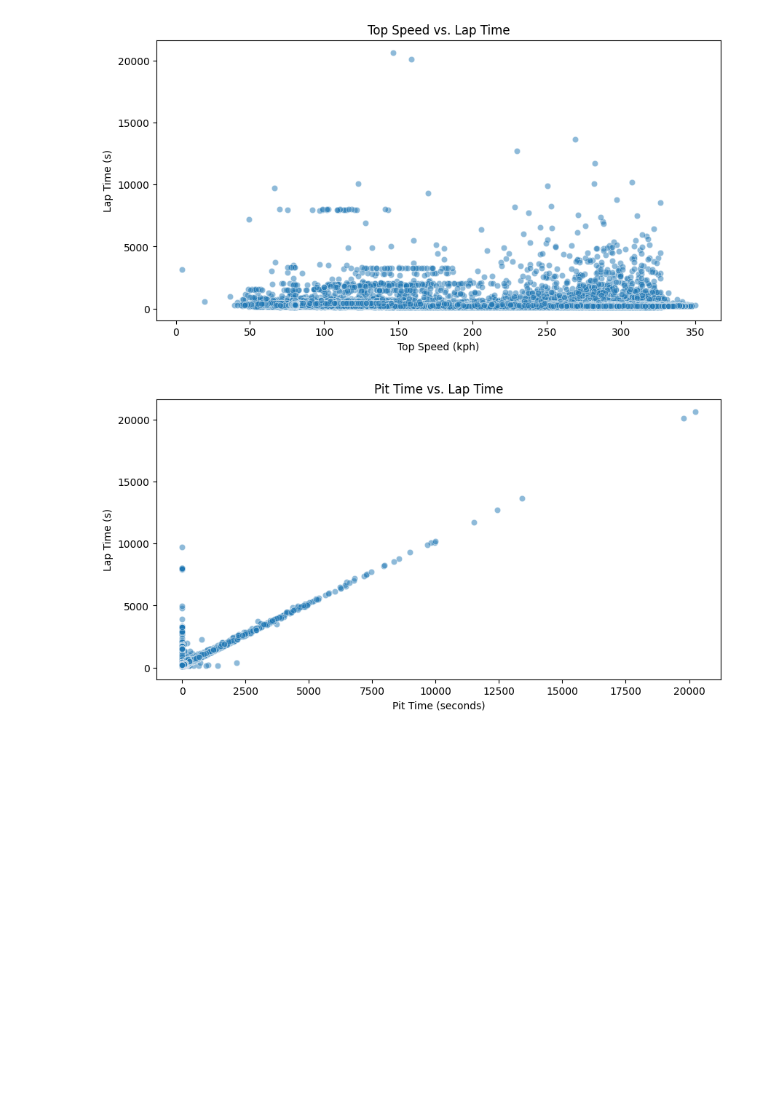
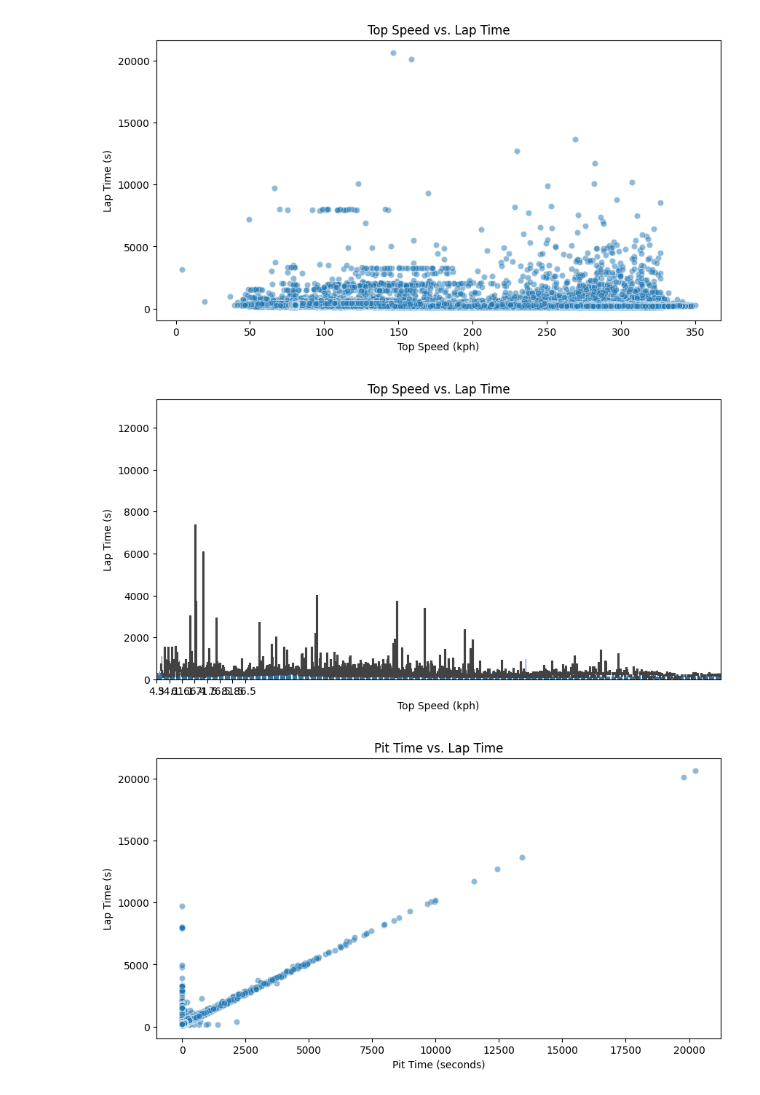
Before and after one commit to JoeVA2020/ML_Projects, a Jupyter notebook: RaceData/laptime.ipynb, the cells around one changed output. Cells and saved outputs as stored; diff of their text form; code cells hidden in the pictures; blank space fills up the shorter version.

```diff
--- a/RaceData/laptime.ipynb
+++ b/RaceData/laptime.ipynb
@@ -551,12 +543,14 @@ plt.show()
 [figure]
 # %%
 plt.figure(figsize=(10,5))
-plt.bar((joined_df['top_speed']),(joined_df['lap_time_s']))
+sns.barplot(x=joined_df['top_speed'],y=joined_df['lap_time_s'])
 plt.xticks(range(0,400,50))
 plt.xlabel("Top Speed (kph)")
 plt.ylabel("Lap Time (s)")
 plt.title("Top Speed vs. Lap Time")
 plt.show()
+# %% [output]
+[figure, added]
 # %%
 plt.figure(figsize=(10,5))
 sns.scatterplot(x='pit_time', y='lap_time_s',data=joined_df, alpha=0.5)
```
Also changed, not shown: parts of 16 cells of this notebook.
